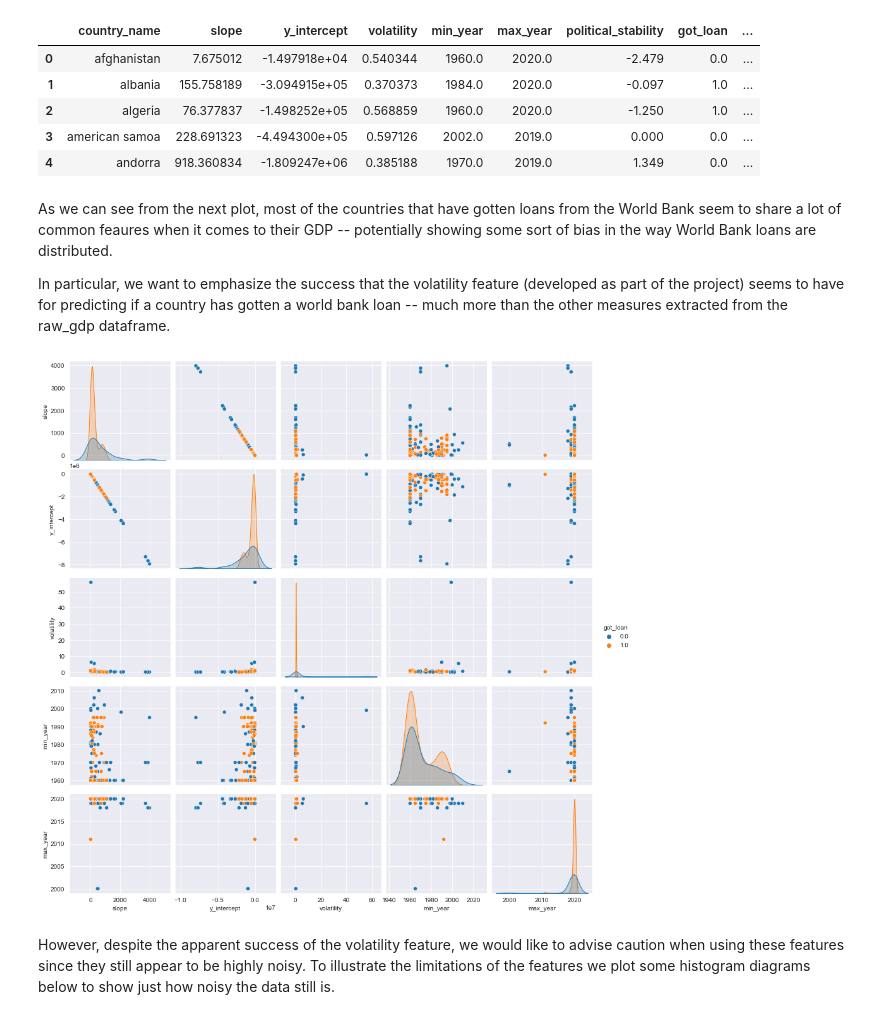
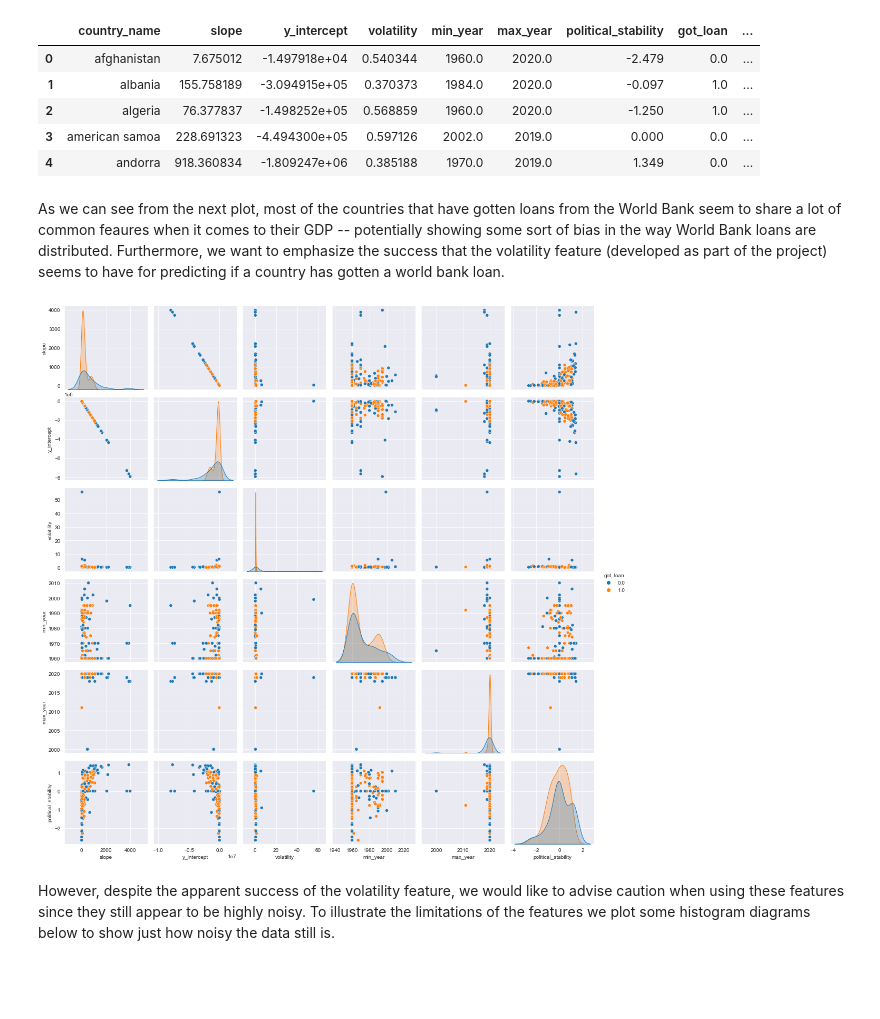
Before and after one commit to DoctorBomb/Qarik-Team-Bear, a Jupyter notebook: gdp_analysis/ML Model - got_loan.ipynb, the cells around one changed output. Drawn from its saved outputs; the diff is of its cells as text; code cells hidden in the pictures; blank space fills up the shorter version.

Commit message:
finalizing got-loan

```diff
--- a/gdp_analysis/ML Model - got_loan.ipynb
+++ b/gdp_analysis/ML Model - got_loan.ipynb
@@ -135,15 +159,14 @@ gdp_df.head()
 | 3 | american samoa | 228.691323 | -4.494300e+05 | 0.597126 | 2002.0 | 2019.0 | 0.000 | 0.0 | ... |
 | 4 | andorra | 918.360834 | -1.809247e+06 | 0.385188 | 1970.0 | 2019.0 | 1.349 | 0.0 | ... |
 # %% [markdown]
-As we can see from the next plot, most of the countries that have gotten loans from the World Bank seem to share a lot of common feaures when it comes to their GDP -- potentially showing some sort of bias in the way World Bank loans are distributed.
-
-In particular, we want to emphasize the success that the volatility feature (developed as part of the project) seems to have for predicting if a country has gotten a world bank loan -- much more than the other measures extracted from the raw_gdp dataframe.
+As we can see from the next plot, most of the countries that have gotten loans from the World Bank seem to share a lot of common feaures when it comes to their GDP -- potentially showing some sort of bias in the way World Bank loans are distributed. Furthermore, we want to emphasize the success that the volatility feature (developed as part of the project) seems to have for predicting if a country has gotten a world bank loan.
 # %%
-sns.pairplot(gdp_df, vars = ['slope', 'y_intercept', 'volatility', 'min_year', 'max_year'], hue = 'got_loan')
+sns.pairplot(gdp_df, vars = ['slope', 'y_intercept', 'volatility',
+                             'min_year', 'max_year', 'political_stability'], hue = 'got_loan')
 
 plt.show()
 # %% [output]
-[figure, old version]
+[figure, new version]
 # %% [markdown]
 However, despite the apparent success of the volatility feature, we would like to advise caution when using these features since they still appear to be highly noisy. To illustrate the limitations of the features we plot some histogram diagrams below to show just how noisy the data still is.
 # %%
```
Also changed, not shown: parts of 18 cells of this notebook, 2 other files.
